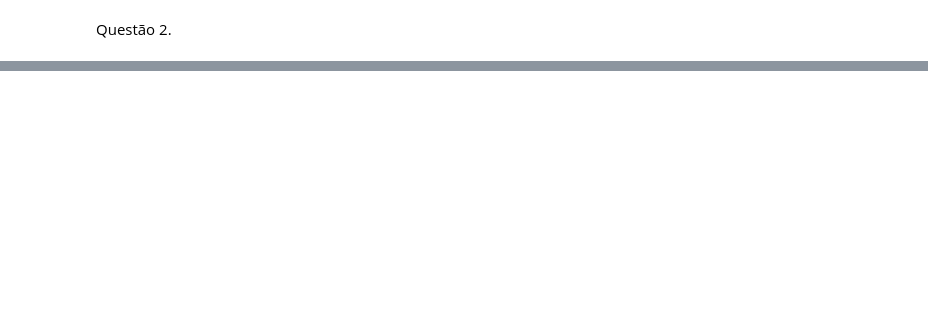
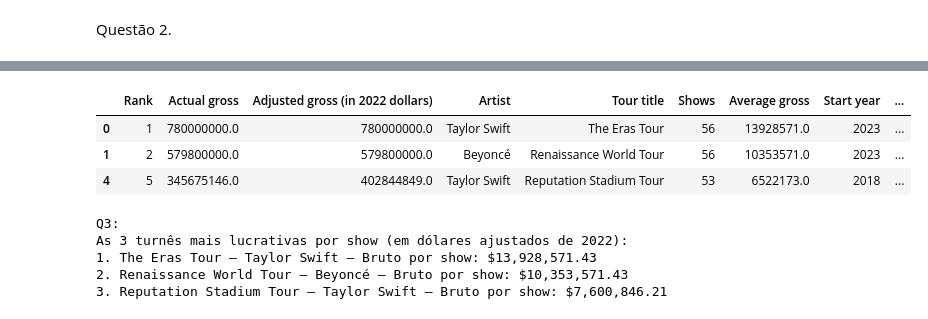
Before and after one commit to aline-hoffmann/scholarship-compass, a Jupyter notebook: Sprint_3/Desafio/etapa-2/job.ipynb, the cells around one changed output, grey strips where cells are left out. Saved outputs shown, nothing was run; the diff lists cells and outputs as text; code cells hidden in the pictures; blank space fills up the shorter version.

```diff
--- a/Sprint_3/Desafio/etapa-2/job.ipynb
+++ b/Sprint_3/Desafio/etapa-2/job.ipynb
@@ -130,0 +136,4 @@ A turnê que aconteceu dentro de um único ano e teve a maior média de faturame
+# %%
+# Criando uma coluna para o faturamento bruto por show
+df["Bruto por show"] = df["Adjusted gross (in 2022 dollars)"] / df["Shows"]
+df
@@ -130,0 +158,27 @@ A turnê que aconteceu dentro de um único ano e teve a maior média de faturame
+# %%
+# Selecionando as 3 turnês que possuem o show (unitário) mais lucrativo
+top3 = df.sort_values("Bruto por show", ascending=False).head(3)
+top3
+# %% [output]
+|  | Rank | Actual gross | Adjusted gross (in 2022 dollars) | Artist | Tour title | Shows | Average gross | Start year | ... |
+| 0 | 1 | 780000000.0 | 780000000.0 | Taylor Swift | The Eras Tour | 56 | 13928571.0 | 2023 | ... |
+| 1 | 2 | 579800000.0 | 579800000.0 | Beyoncé | Renaissance World Tour | 56 | 10353571.0 | 2023 | ... |
+| 4 | 5 | 345675146.0 | 402844849.0 | Taylor Swift | Reputation Stadium Tour | 53 | 6522173.0 | 2018 | ... |
+# %%
+resposta_q3 = (
+    "Q3:\nAs 3 turnês mais lucrativas por show (em dólares ajustados de 2022):\n"
+    f"1. {top3.iloc[0]['Tour title']} — {top3.iloc[0]['Artist']} — "
+    f"Bruto por show: ${top3.iloc[0]['Bruto por show']:,.2f}\n"
+    f"2. {top3.iloc[1]['Tour title']} — {top3.iloc[1]['Artist']} — "
+    f"Bruto por show: ${top3.iloc[1]['Bruto por show']:,.2f}\n"
+    f"3. {top3.iloc[2]['Tour title']} — {top3.iloc[2]['Artist']} — "
+    f"Bruto por show: ${top3.iloc[2]['Bruto por show']:,.2f}"
+)
+
+print(resposta_q3)
+# %% [output]
+Q3:
+As 3 turnês mais lucrativas por show (em dólares ajustados de 2022):
+1. The Eras Tour — Taylor Swift — Bruto por show: $13,928,571.43
+2. Renaissance World Tour — Beyoncé — Bruto por show: $10,353,571.43
+3. Reputation Stadium Tour — Taylor Swift — Bruto por show: $7,600,846.21
```
Also changed, not shown: parts of 6 cells of this notebook, 1 other file.
